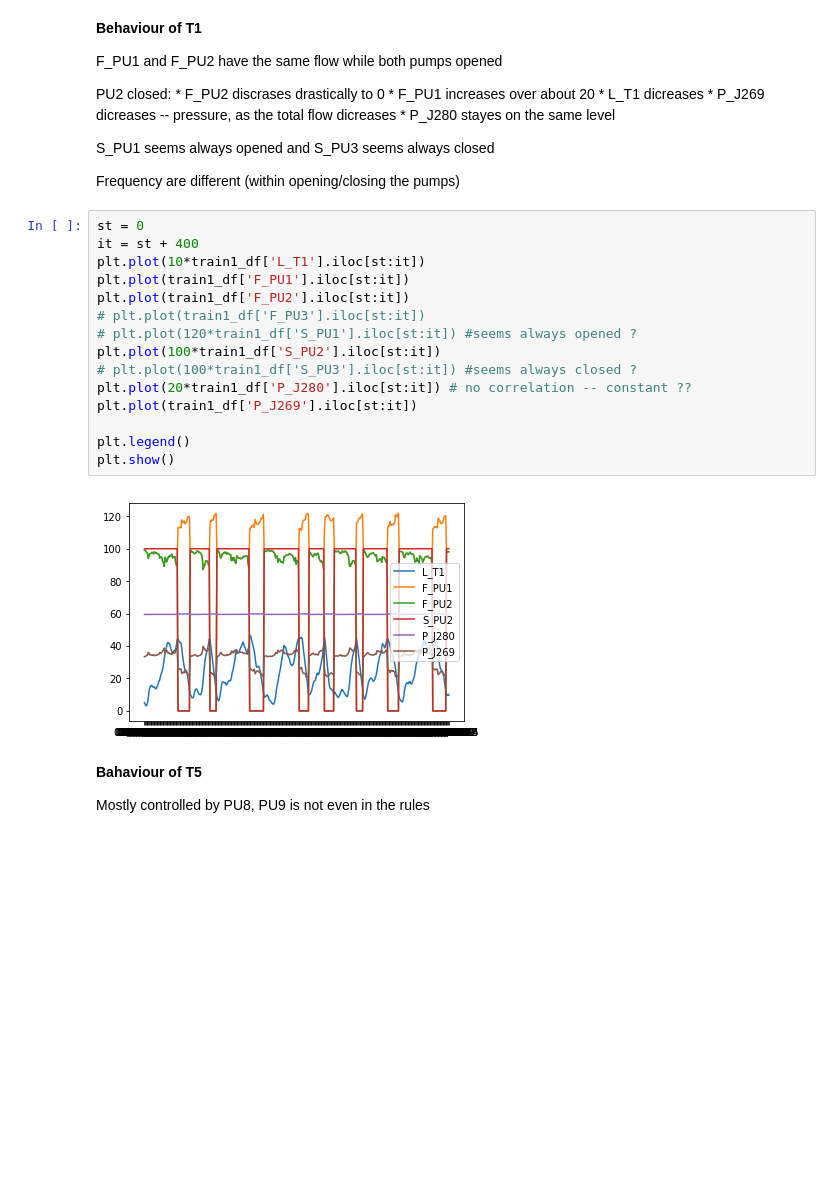
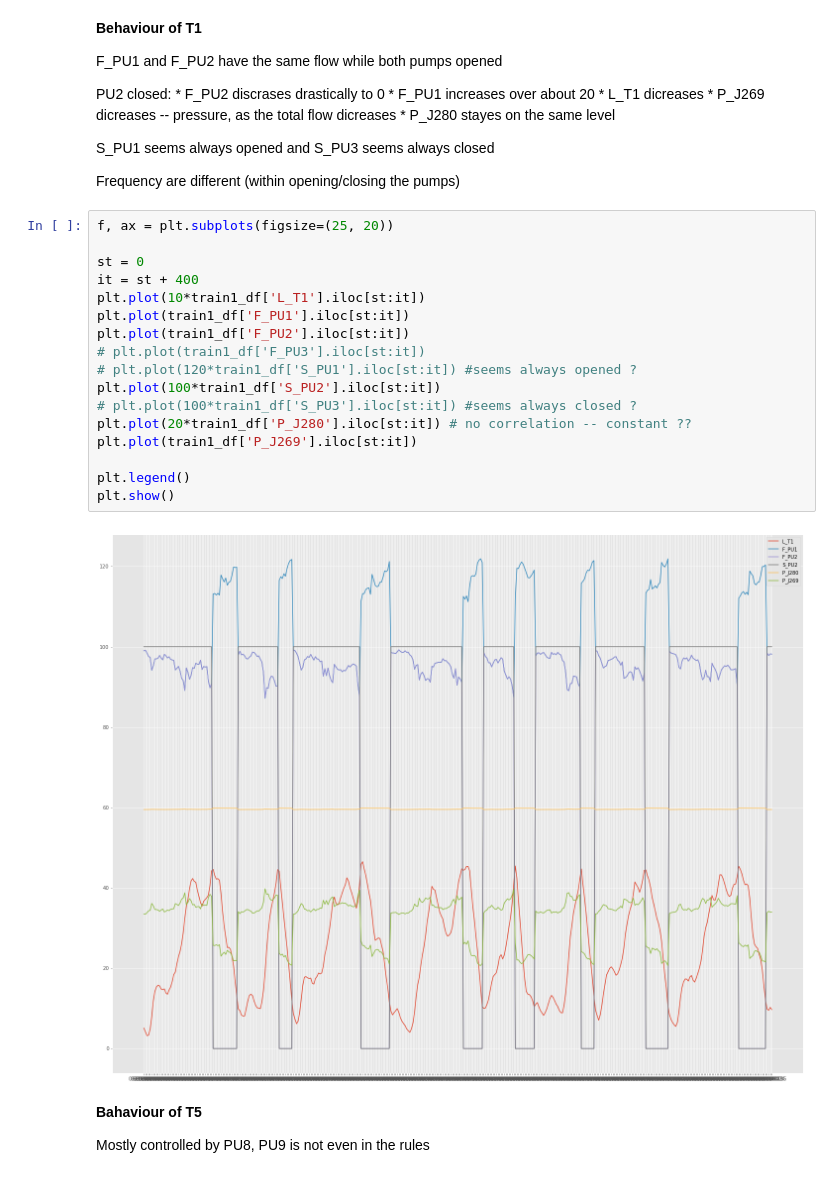
Before and after one commit to marius-pop0/CybeDataAnlaytics, a Jupyter notebook: assignment2/batadal.ipynb, the cells around one changed output. Drawn from its saved outputs; the diff is of its cells as text; blank space fills up the shorter version.

```diff
--- a/assignment2/batadal.ipynb
+++ b/assignment2/batadal.ipynb
@@ -25,22 +22,24 @@ S_PU1 seems always opened and S_PU3 seems always closed
 
 Frequency are different (within opening/closing the pumps)
 # %%
+f, ax = plt.subplots(figsize=(25, 20))
+
 st = 0
 it = st + 400
 plt.plot(10*train1_df['L_T1'].iloc[st:it])
 plt.plot(train1_df['F_PU1'].iloc[st:it])
 plt.plot(train1_df['F_PU2'].iloc[st:it])
 # plt.plot(train1_df['F_PU3'].iloc[st:it])
 # plt.plot(120*train1_df['S_PU1'].iloc[st:it]) #seems always opened ?
 plt.plot(100*train1_df['S_PU2'].iloc[st:it])
 # plt.plot(100*train1_df['S_PU3'].iloc[st:it]) #seems always closed ?
 plt.plot(20*train1_df['P_J280'].iloc[st:it]) # no correlation -- constant ??
 plt.plot(train1_df['P_J269'].iloc[st:it])
 
 plt.legend()
 plt.show()
 # %% [output]
-[figure, old version]
+[figure, new version]
 # %% [markdown]
 **Bahaviour of T5**
 
```
Also changed, not shown: parts of 3 cells of this notebook, 1 other file.
